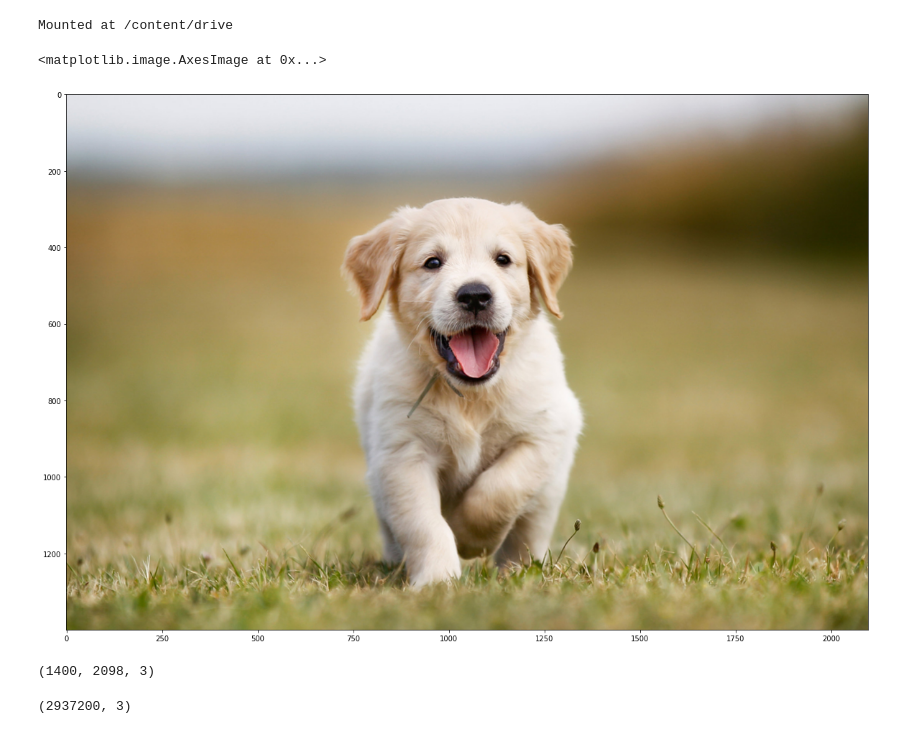
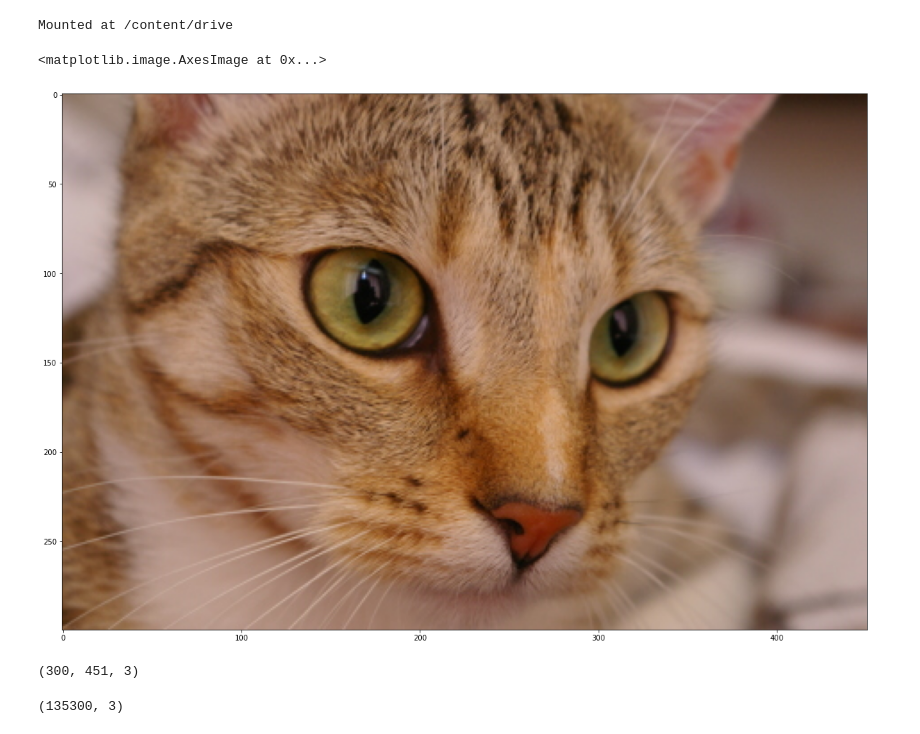
Before and after one commit to luke-dinh/Unsupervised-Learning, a Jupyter notebook: 01-K-means Clustering/Image_Seg_KMeans.ipynb, the cells around one changed output. Drawn from its saved outputs; the diff is of its cells as text; code cells hidden in the pictures.

```diff
--- a/01-K-means Clustering/Image_Seg_KMeans.ipynb
+++ b/01-K-means Clustering/Image_Seg_KMeans.ipynb
@@ -10,21 +11,21 @@ from sklearn.cluster import KMeans
 # %%
-dog_image = imread('/content/drive/MyDrive/puppy.jpg')
+cat_image = img_as_float(data.chelsea())
 
 plt.figure(figsize=(20,20))
-plt.imshow(dog_image)
+plt.imshow(cat_image)
 # %% [output]
 <matplotlib.image.AxesImage at 0x...>
-[figure, old version]
+[figure, new version]
 # %%
-dog_image = dog_image/255.0
-dog_image.shape
+cat_image = cat_image/255.0
+cat_image.shape
 # %% [output]
-(1400, 2098, 3)
+(300, 451, 3)
 # %%
-X = dog_image.reshape(-1,3)
+X = cat_image.reshape(-1,3)
 X.shape
 # %% [output]
-(2937200, 3)
+(135300, 3)
 # %%
 k_clusters = list(range(1,6))
 sse = []
```
Also changed, not shown: parts of 6 cells of this notebook, 1 other file.
